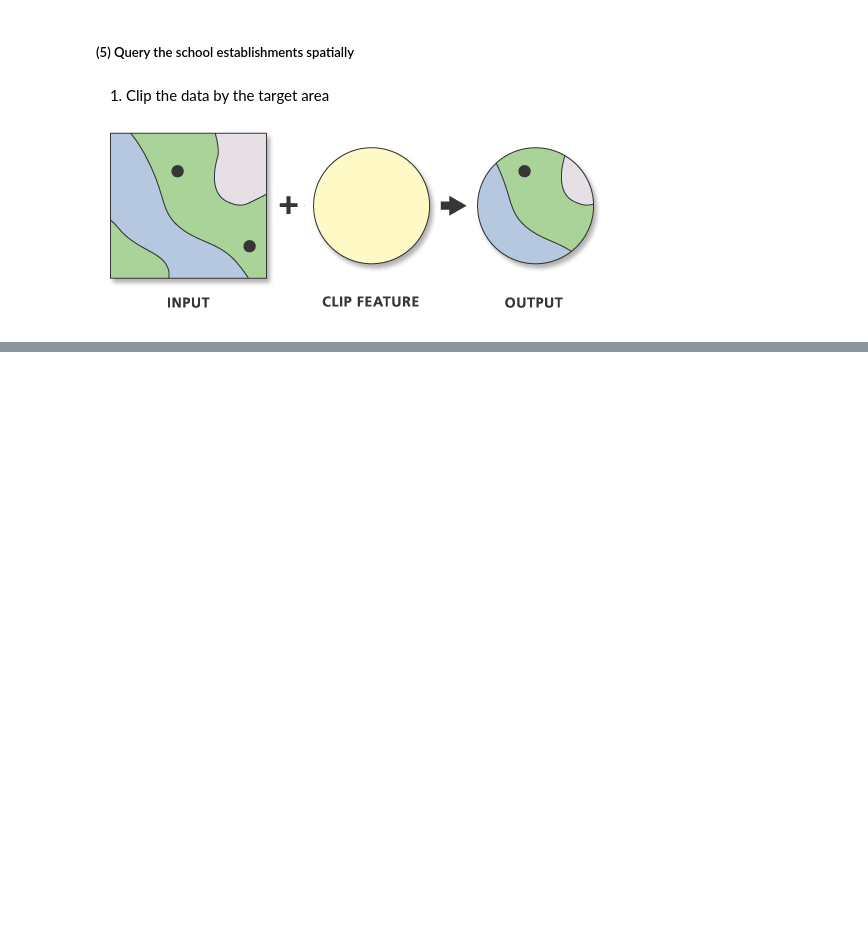
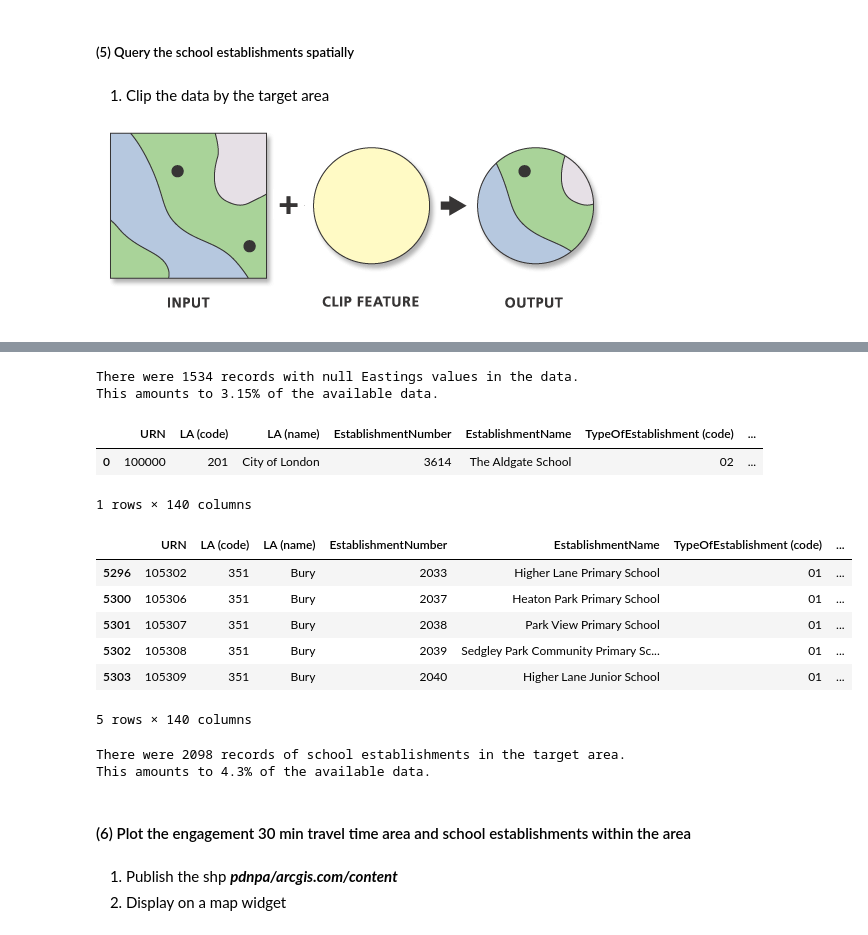
Before and after one commit to DGalexander/ARC_notebooks, a Jupyter notebook: Engagement_Schools.ipynb, the cells around one changed output, grey strips where cells are left out. Saved outputs shown, nothing was run; the diff lists cells and outputs as text; code cells hidden in the pictures; blank space fills up the shorter version.

```diff
--- a/Engagement_Schools.ipynb
+++ b/Engagement_Schools.ipynb
@@ -200,0 +224,61 @@ edu_df_clipped = gpd.clip(edu_df, target_area_df)
+# %%
+# determine how many rows are in the table
+rowcount = edu_df.shape[0]
+
+# determine how many rows have null FIPS
+null_fips_rowcount = edu_df.loc[edu_df["Easting"].isnull()].shape[0]
+
+# calculate how much of the data this represents as a percentage
+percentage_null_fips = round((null_fips_rowcount / rowcount) * 100, 2)
+
+# use a print statement to report this information
+print("There were "+str(null_fips_rowcount)+" records with null Eastings values in the data.\nThis amounts to " +str(percentage_null_fips)+"% of the available data.")
+# %% [output]
+There were 1534 records with null Eastings values in the data.
+This amounts to 3.15% of the available data.
+# %%
+# Use the notnull function and the loc function to create a new dataframe without null Easting records
+edu_df = edu_df.loc[edu_df['Easting'].notnull()]
+# %%
+# convert to a geopandas spatial df
+edu_gpd = gpd.GeoDataFrame(edu_df, geometry = gpd.points_from_xy(edu_df["Easting"], edu_df["Northing"]))
+# set the crs & check a row
+edu_gpd.set_crs(epsg=27700, inplace=True).head(1)
+# %% [output]
+|  | URN | LA (code) | LA (name) | EstablishmentNumber | EstablishmentName | TypeOfEstablishment (code) | ... |
+| 0 | 100000 | 201 | City of London | 3614 | The Aldgate School | 02 | ... |
+1 rows × 140 columns
+# %%
+#target_area_gpd = gpd.read_file(r"Target_area.shp")
+target_area_gpd.to_crs(epsg=27700, inplace=True)
+# %%
+# lets clip the school establishments to the target area
+edu_df_clipped = gpd.clip(edu_gpd, target_area_gpd)
+# %%
+# take a look at the data
+edu_df_clipped.head(5)
+# %% [output]
+|  | URN | LA (code) | LA (name) | EstablishmentNumber | EstablishmentName | TypeOfEstablishment (code) | ... |
+| 5296 | 105302 | 351 | Bury | 2033 | Higher Lane Primary School | 01 | ... |
+| 5300 | 105306 | 351 | Bury | 2037 | Heaton Park Primary School | 01 | ... |
+| 5301 | 105307 | 351 | Bury | 2038 | Park View Primary School | 01 | ... |
+| 5302 | 105308 | 351 | Bury | 2039 | Sedgley Park Community Primary Sc... | 01 | ... |
+| 5303 | 105309 | 351 | Bury | 2040 | Higher Lane Junior School | 01 | ... |
+5 rows × 140 columns
+# %%
+# determine how many rows are in the table
+rowcount_clipped = edu_df_clipped.shape[0]
+
+# calculate how much of the data this represents as a percentage
+percentage_clipped = round((rowcount_clipped / rowcount) * 100, 2)
+
+# how many school establishments and what % of the total school establishments are in our target area
+print("There were "+str(rowcount_clipped)+" records of school establishments in the target area.\nThis amounts to " +str(percentage_clipped)+"% of the available data.")
+# %% [output]
+There were 2098 records of school establishments in the target area.
+This amounts to 4.3% of the available data.
+# %% [markdown]
+#### (6) Plot the engagement 30 min travel time area and school establishments within the area
+# %% [markdown]
+1. Publish the shp ***pdnpa/arcgis.com/content***
+2. Display on a map widget
```
Also changed, not shown: parts of 27 cells of this notebook.
